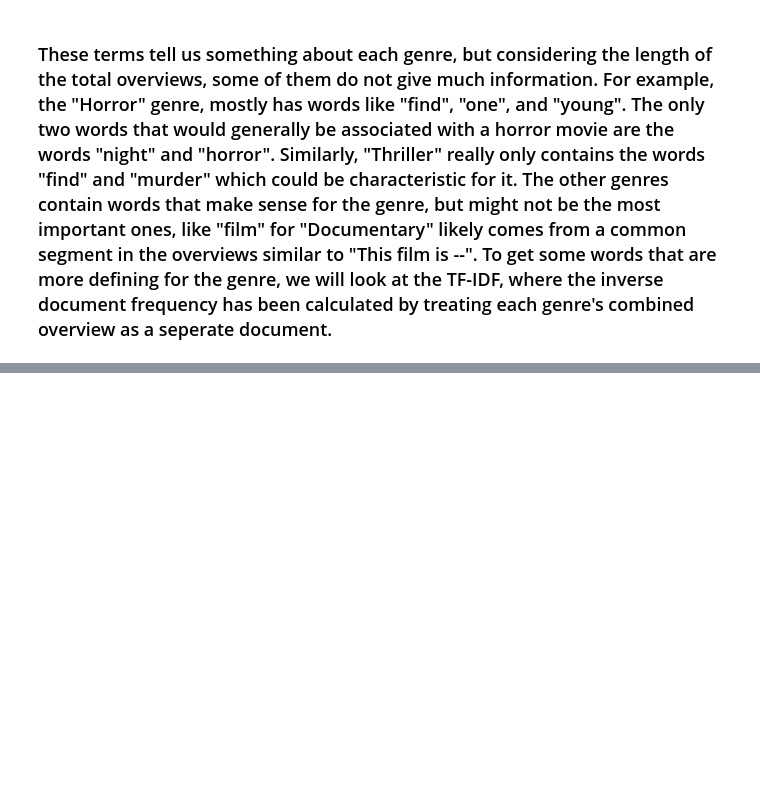
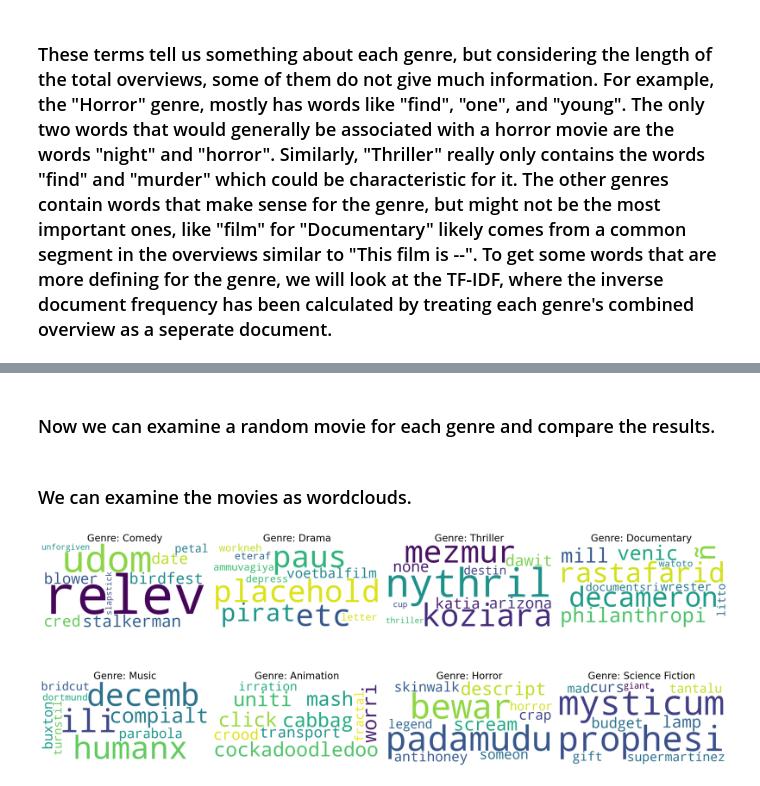
Before and after one commit to Simo067m/ComSocSci-Assignments, a Jupyter notebook: project/text_analysis.ipynb, the cells around one changed output, grey strips where cells are left out. Drawn from its saved outputs; the diff is of its cells as text; code cells hidden in the pictures; blank space fills up the shorter version.

```diff
--- a/project/text_analysis.ipynb
+++ b/project/text_analysis.ipynb
@@ -301,0 +340,3 @@ plot_genre_clouds_in_single_figure(genre_tokens)
+# %%
+# Compute the TF-IDF score
+genre_overview_df["tf_idf"] = genre_overview_df["term_frequency"].apply(lambda x: tf_idf(x, idf))
@@ -301,0 +359,31 @@ plot_genre_clouds_in_single_figure(genre_tokens)
+# %%
+genres_df = seperate_by_genre(genre_overview_df)
+# %% [markdown]
+### Now we can examine a random movie for each genre and compare the results.
+# %%
+# Get the first movie of each genre
+
+tf_idf_scores = {}
+for genre, df in genres_df.items():
+    tf_idf_scores[genre] = df["tf_idf"].tolist()
+
+#for genre, scores in tf_idf_scores.items():
+#    tf_idf_scores[genre] = scores[0]
+# %% [markdown]
+### We can examine the movies as wordclouds.
+# %%
+tf_idfs_dict = {}
+for genre, dictionaries in tf_idf_scores.items():
+    combined_dict = {}
+    for dictionary in dictionaries:
+        for key, value in dictionary.items():
+            if key in combined_dict:
+                if value > combined_dict[key]:
+                    combined_dict[key] = value
+            else:
+                combined_dict[key] = value
+    tf_idfs_dict[genre] = combined_dict
+# %%
+plot_top_n_score(tf_idfs_dict, 10)
+# %% [output]
+[figure, added]
```
Also changed, not shown: parts of 15 cells of this notebook.
